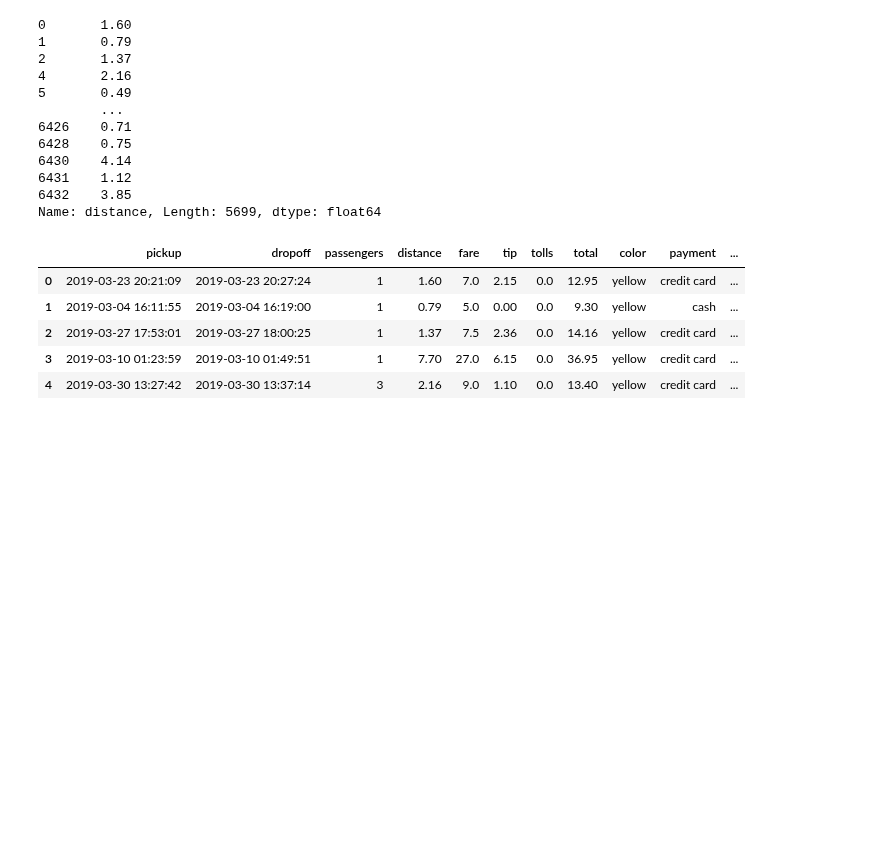
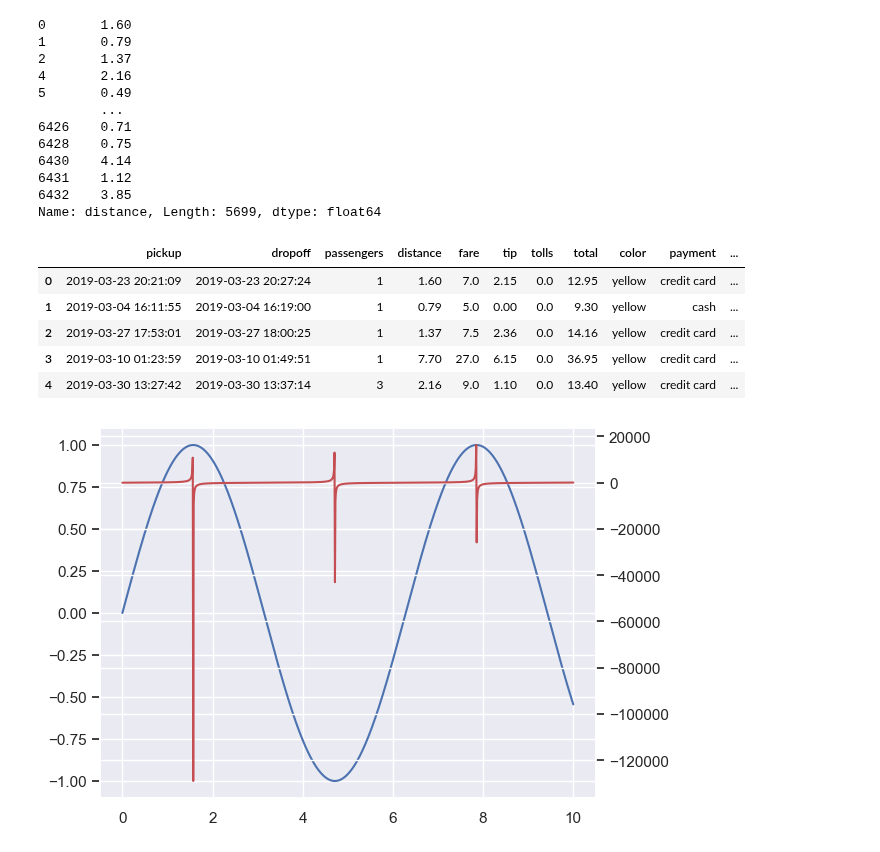
Before and after one commit to gbrs/ipython_notebook_probes, a Jupyter notebook: Probe.ipynb, the cells around one changed output. Saved outputs shown, nothing was run; the diff lists cells and outputs as text; code cells hidden in the pictures; blank space fills up the shorter version.

Commit message:
plot two y axis diagram

```diff
--- a/Probe.ipynb
+++ b/Probe.ipynb
@@ -1380,3 +1380,14 @@ df.head()
 | 2 | 2019-03-27 17:53:01 | 2019-03-27 18:00:25 | 1 | 1.37 | 7.5 | 2.36 | 0.0 | 14.16 | yellow | credit card | ... |
 | 3 | 2019-03-10 01:23:59 | 2019-03-10 01:49:51 | 1 | 7.70 | 27.0 | 6.15 | 0.0 | 36.95 | yellow | credit card | ... |
 | 4 | 2019-03-30 13:27:42 | 2019-03-30 13:37:14 | 3 | 2.16 | 9.0 | 1.10 | 0.0 | 13.40 | yellow | credit card | ... |
+# %%
+x = np.linspace(0, 10, 1000)
+y1 = np.sin(x)
+y2 = 100 * np.tan(x)
+# %%
+fig, ax = plt.subplots()
+ax.plot(x, y1)
+ax2 = ax.twinx()
+ax2.plot(x, y2, color='r');
+# %% [output]
+[figure, added]
```
